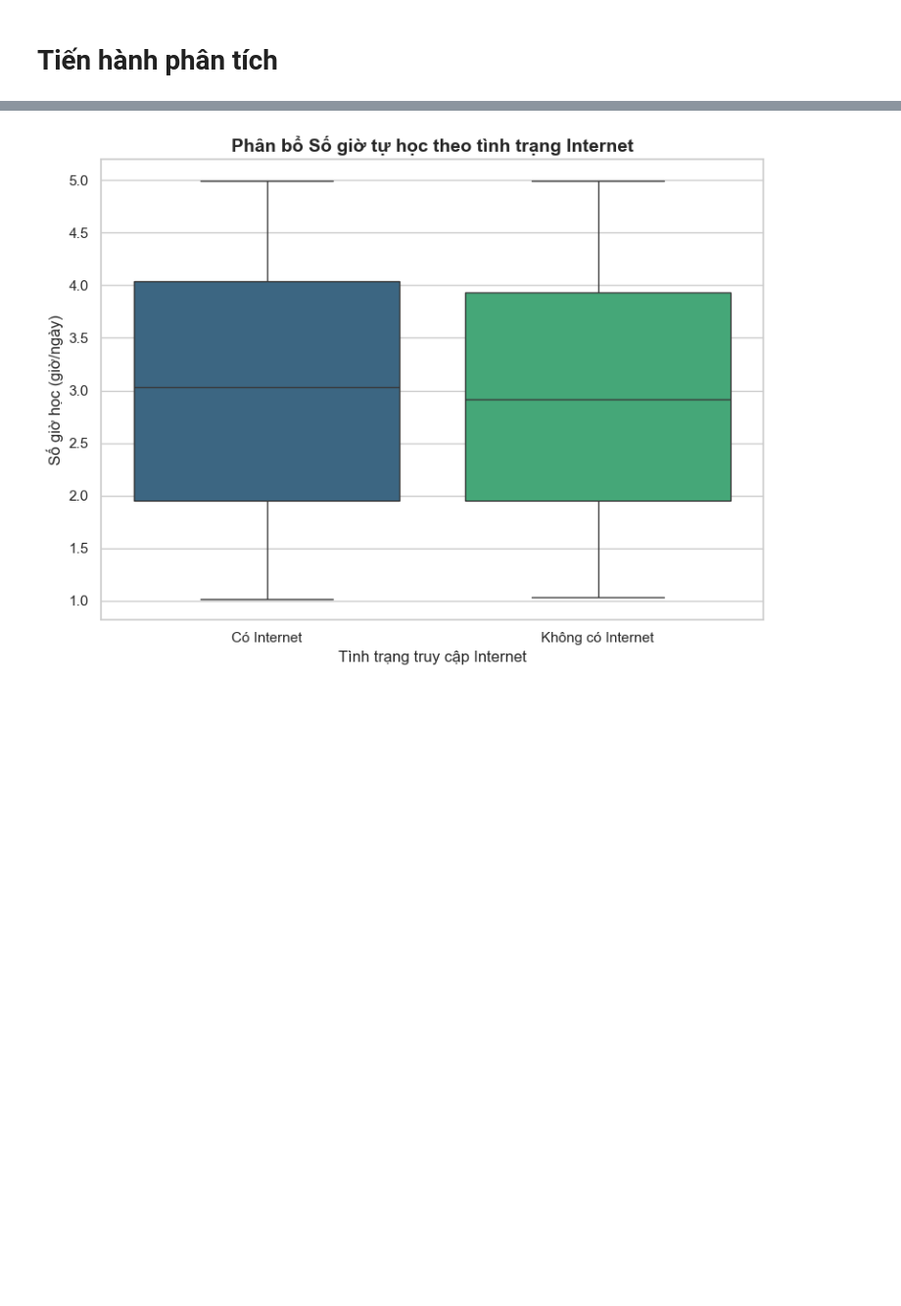
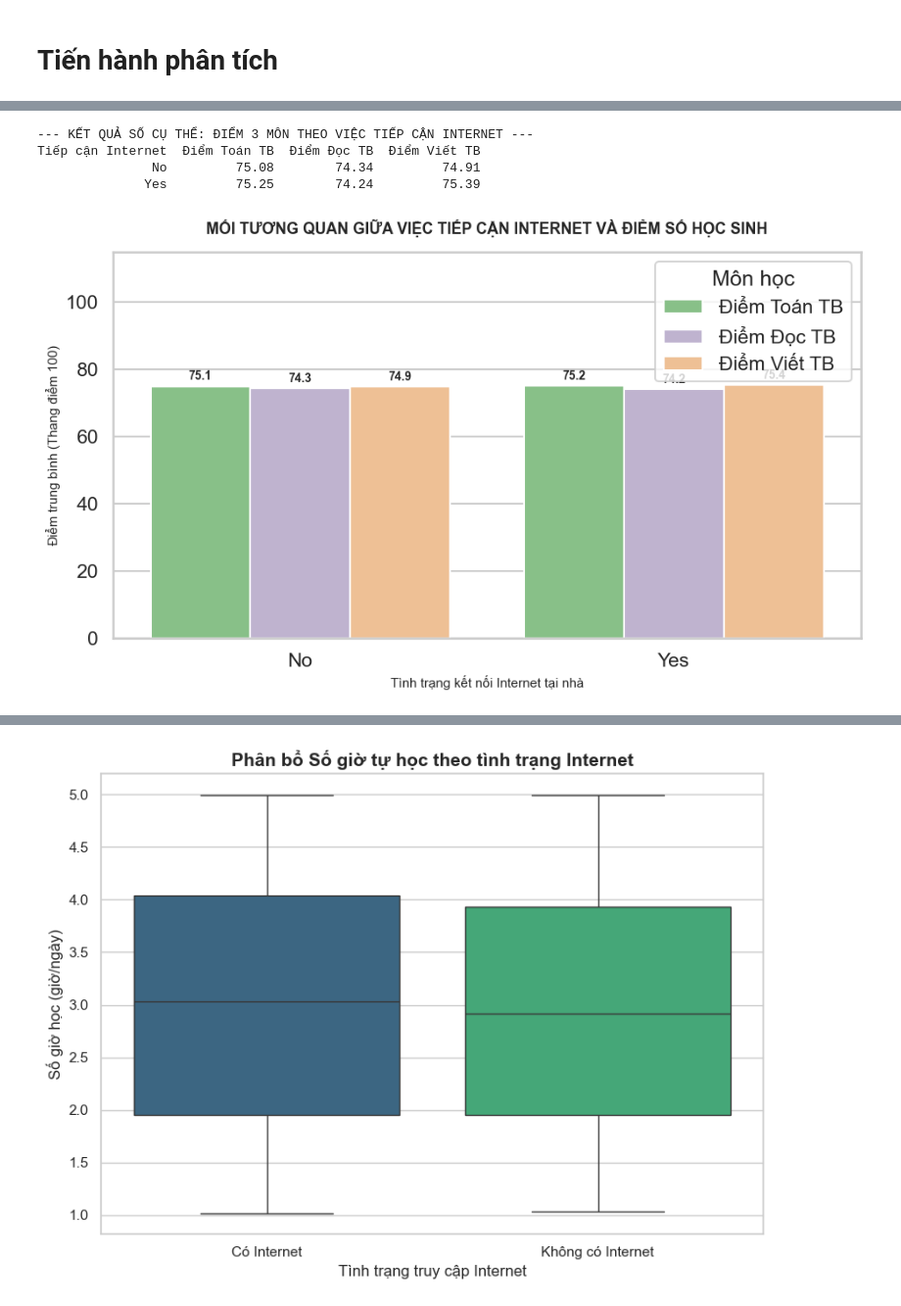
Before and after one commit to EnbacMig21/duan_datahsinh, a Jupyter notebook: phan_tich_data.ipynb, the cells around one changed output, grey strips where cells are left out. Shown at 98% size. Cells and saved outputs as stored; diff of their text form; code cells hidden in the pictures; blank space fills up the shorter version.

```diff
--- a/phan_tich_data.ipynb
+++ b/phan_tich_data.ipynb
@@ -187,0 +279,40 @@ Từ ma trận tương quan phía trên, kèm theo biểu đồ ta có thể đ
+# %%
+mapping_internet = {1: 'Yes',0: 'No','1': 'Yes','0': 'No'}
+df['internet_label'] = df['internet_access'].map(mapping_internet)
+df['internet_label'] = df['internet_label'].fillna(df['internet_access'])
+scores_by_internet = df.groupby('internet_label')[['math_score', 'reading_score', 'writing_score']].mean().reset_index()
+scores_by_internet = scores_by_internet.round(2)
+scores_by_internet.columns = ['Tiếp cận Internet', 'Điểm Toán TB', 'Điểm Đọc TB', 'Điểm Viết TB']
+# 4. In kết quả số cụ thể ra màn hình
+print("--- KẾT QUẢ SỐ CỤ THỂ: ĐIỂM 3 MÔN THEO VIỆC TIẾP CẬN INTERNET ---")
+print(scores_by_internet.to_string(index=False))
+df_melted = pd.melt(scores_by_internet,
+                    id_vars=['Tiếp cận Internet'],
+                    value_vars=['Điểm Toán TB', 'Điểm Đọc TB', 'Điểm Viết TB'],
+                    var_name='Môn học',
+                    value_name='Điểm số trung bình')
+
+plt.figure(figsize=(10, 6))
+sns.set_style("whitegrid")
+ax = sns.barplot(x='Tiếp cận Internet', y='Điểm số trung bình', hue='Môn học', data=df_melted, palette='Accent')
+plt.title('MỐI TƯƠNG QUAN GIỮA VIỆC TIẾP CẬN INTERNET VÀ ĐIỂM SỐ HỌC SINH', fontsize=13, fontweight='bold', pad=15)
+plt.xlabel('Tình trạng kết nối Internet tại nhà', fontsize=11)
+plt.ylabel('Điểm trung bình (Thang điểm 100)', fontsize=11)
+plt.ylim(0, 115)
+for p in ax.patches:
+    if p.get_height() > 0:
+        ax.annotate(f'{p.get_height():.1f}',
+                    (p.get_x() + p.get_width() / 2., p.get_height()),
+                    ha='center', va='center',
+                    xytext=(0, 8),
+                    textcoords='offset points',
+                    fontsize=10, fontweight='bold')
+
+plt.tight_layout()
+plt.show()
+# %% [output]
+--- KẾT QUẢ SỐ CỤ THỂ: ĐIỂM 3 MÔN THEO VIỆC TIẾP CẬN INTERNET ---
+Tiếp cận Internet  Điểm Toán TB  Điểm Đọc TB  Điểm Viết TB
+               No         75.08        74.34         74.91
+              Yes         75.25        74.24         75.39
+[figure, added]
```
Also changed, not shown: parts of 30 cells of this notebook.
